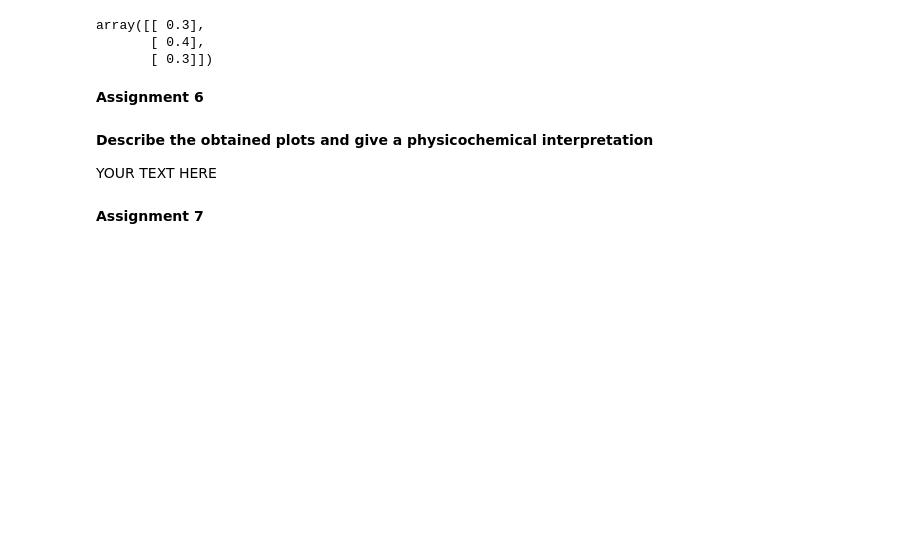
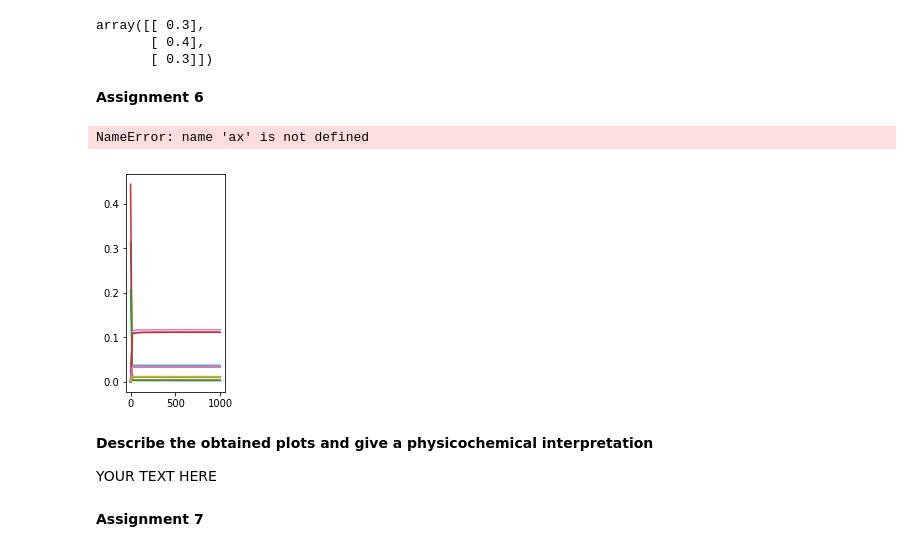
Before and after one commit to Beramos/SelectedTopicsOptimization, a Jupyter notebook: Chapters/04.ProjectConvexOptimization/Project_convex.ipynb, the cells around one changed output. Saved outputs shown, nothing was run; the diff lists cells and outputs as text; code cells hidden in the pictures; blank space fills up the shorter version.

Commit message:
first attempts at plotting

```diff
--- a/Chapters/04.ProjectConvexOptimization/Project_convex.ipynb
+++ b/Chapters/04.ProjectConvexOptimization/Project_convex.ipynb
@@ -348,8 +349,7 @@ def solve_constrained_quadratic_problem(P, q, A, b):
     # complete this code
     # HINT: use np.linalg.solve and np.bmat
 
-    solution = np.linalg.solve(np.bmat([[P, A.T], [A, np.zeros((p,p))]]),
-                               np.bmat([[-q], [b]]))
+    solution = np.linalg.solve(np.bmat([[P, A.T], [A, np.zeros((p,p))]]), np.bmat([[-q], [b]]))
     xstar = solution[:n]
     vstar = solution[n:]
     return np.array(xstar), np.array(vstar)
@@ -437,9 +436,9 @@ def newton_oligomerization(x0, S, c, T, stepsize, tolerance=1e-10, epsilon=1e-7)
 # starting points should contain positive concentrations
 # but not necessarily satisfy mass balance
 x0 = np.ones((len(compounds),1))*0.0001
-x0[0]=0.3
-x0[6]=0.7
-x0[13]=0.3
+#x0[0]=0.3
+#x0[6]=0.7
+#x0[13]=0.3
 # %%
 # Compute the equilibrium concentrations
 xstar_100K = newton_oligomerization(x0, S, c, T, stepsize=1.)
@@ -474,3 +458,27 @@ enthalpy = lambda x : np.sum(enthalpies * x.reshape((-1, 1)))
+# %%
+# compute the obtained concentrations, entropy en enthalpy at different tempartures
+T_array = np.linspace(1e-1,1e3,50)
+xstar_ifo_T = np.empty((19,0))
+
+for T in T_array:
+    xstar_ifo_T=np.append(xstar_ifo_T,newton_oligomerization(x0, S, c, T, stepsize=1.),axis=1)
+# %%
+# plot the results
+
+counter=0
+for compound in compounds:
+    plt.subplot(131)
+    plt.plot(T_array,xstar_ifo_T[counter,:])
+    #fig,ax = plt.subplots(132)
+    #plt.plot(T_array,entropy(xstar_ifo_T[counter,:]))
+    counter += 1
+
+ax.set_xlabel("year")
+ax.set_ylabel("weight")
+ax.legend(loc='best')
+# %% [output]
+NameError: name 'ax' is not defined
+[figure, added]
 # %% [markdown]
 **Describe the obtained plots and give a physicochemical interpretation**
 
```
Also changed, not shown: parts of 6 cells of this notebook.
